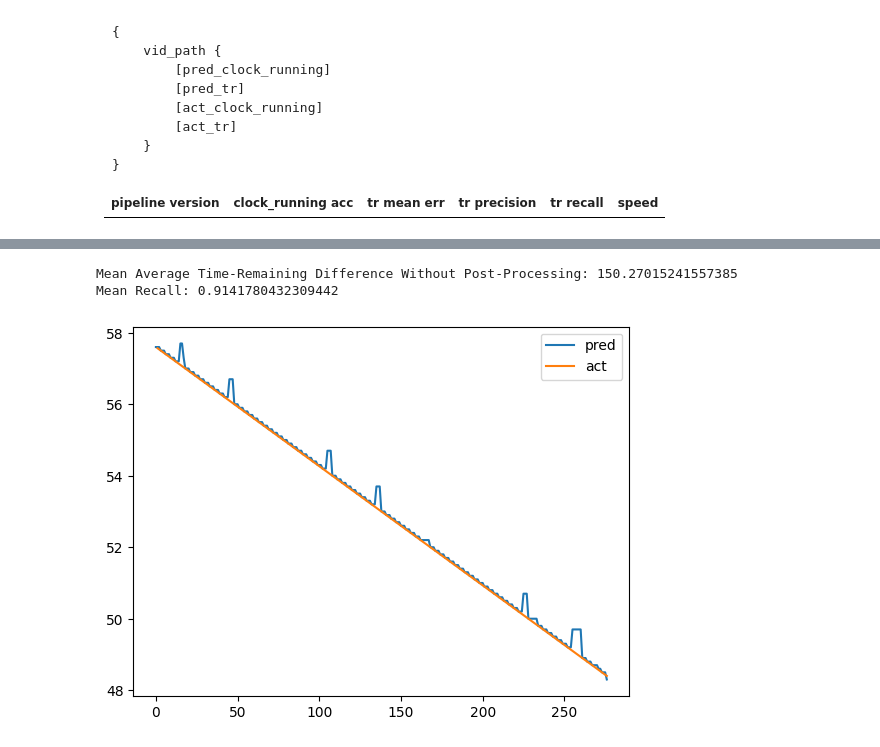
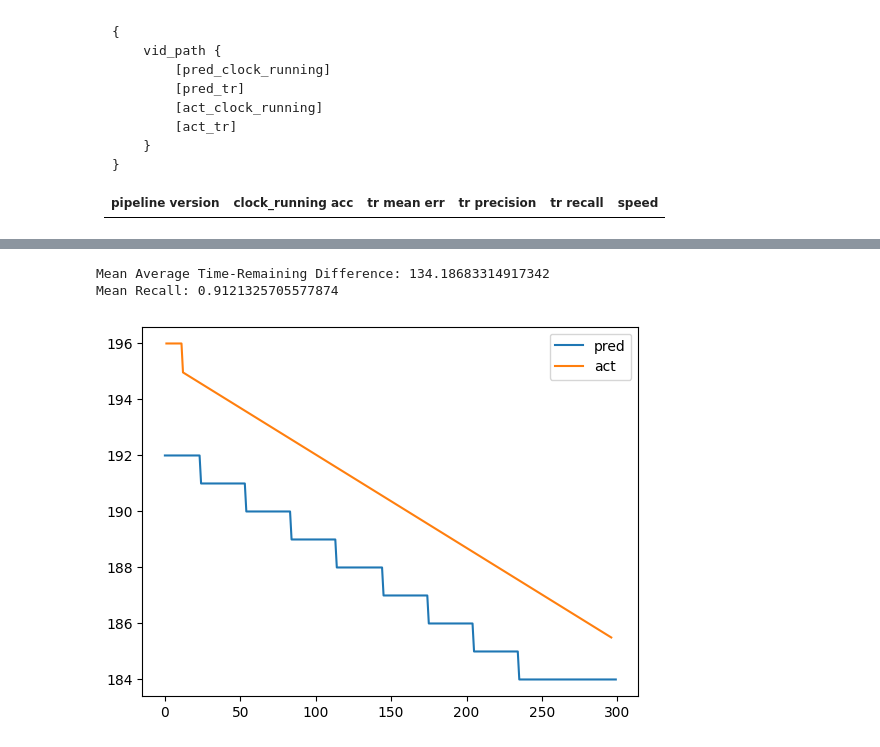
Before and after one commit to leharris3/nba-positions-videos-dataset, a Jupyter notebook: quant_analysis.ipynb, the cells around one changed output, grey strips where cells are left out. Saved outputs shown, nothing was run; the diff lists cells and outputs as text; code cells hidden in the pictures.

```diff
--- a/quant_analysis.ipynb
+++ b/quant_analysis.ipynb
@@ -794,24 +785,24 @@ analysis_df.sort_values(by="avg_tr_diff_with_pp", ascending=True).head(15)
 mean_avg_tr_diff_no_pp = analysis_df["avg_tr_diff_no_pp"].mean()
 mean_avg_recall = analysis_df["recall"].mean()
 
-print(f"Mean Average Time-Remaining Difference Without Post-Processing: {mean_avg_tr_diff_no_pp}")
+print(f"Mean Average Time-Remaining Difference: {mean_avg_tr_diff_no_pp}")
 print(f"Mean Recall: {mean_avg_recall}")
 # %% [output]
-Mean Average Time-Remaining Difference Without Post-Processing: 150.27015241557385
-Mean Recall: 0.9141780432309442
+Mean Average Time-Remaining Difference: 134.18683314917342
+Mean Recall: 0.9121325705577874
 # %%
 import matplotlib.pyplot as plt
 
-i = 48
+i = 45
 ex_tr_pred = analysis[list(analysis.keys())[i]]["pred_time_remaining"]
 ex_tr_act = analysis[list(analysis.keys())[i]]["act_time_remaining"]
 
 plt.plot(ex_tr_pred)
 plt.plot(ex_tr_act)
 
 plt.legend(["pred", "act"])
 plt.show()
 # %% [output]
-[figure, old version]
+[figure, new version]
 # %%
 analysis
```
Also changed, not shown: parts of 3 cells of this notebook, 1 other file.
